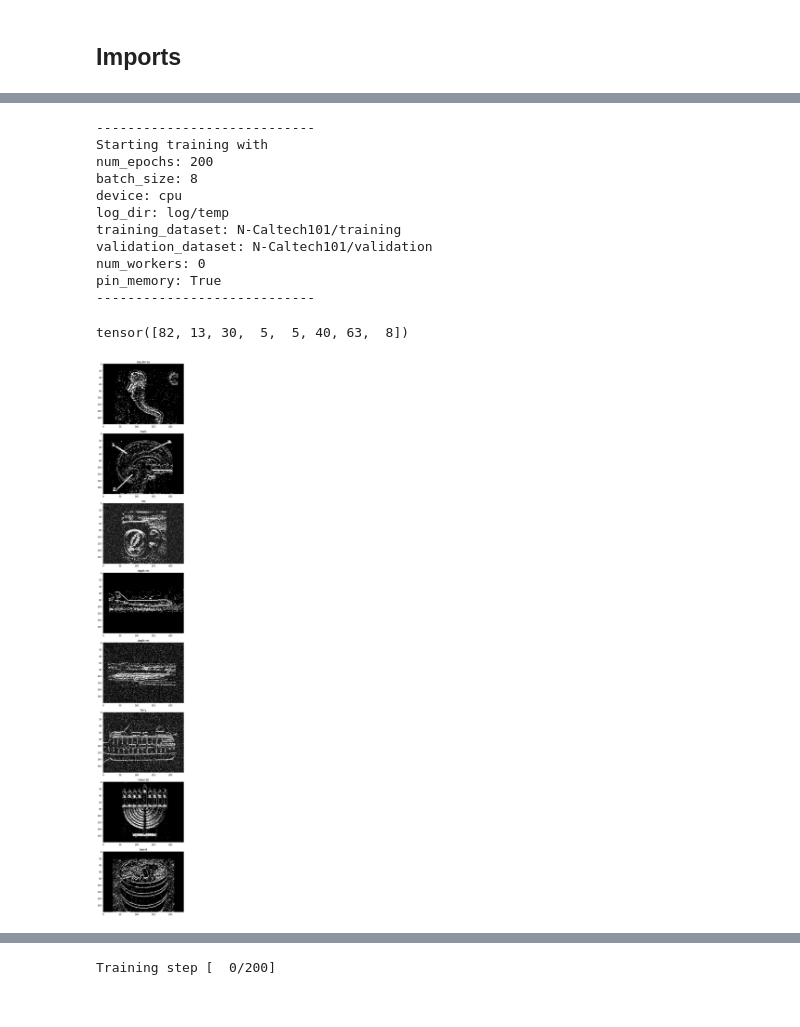
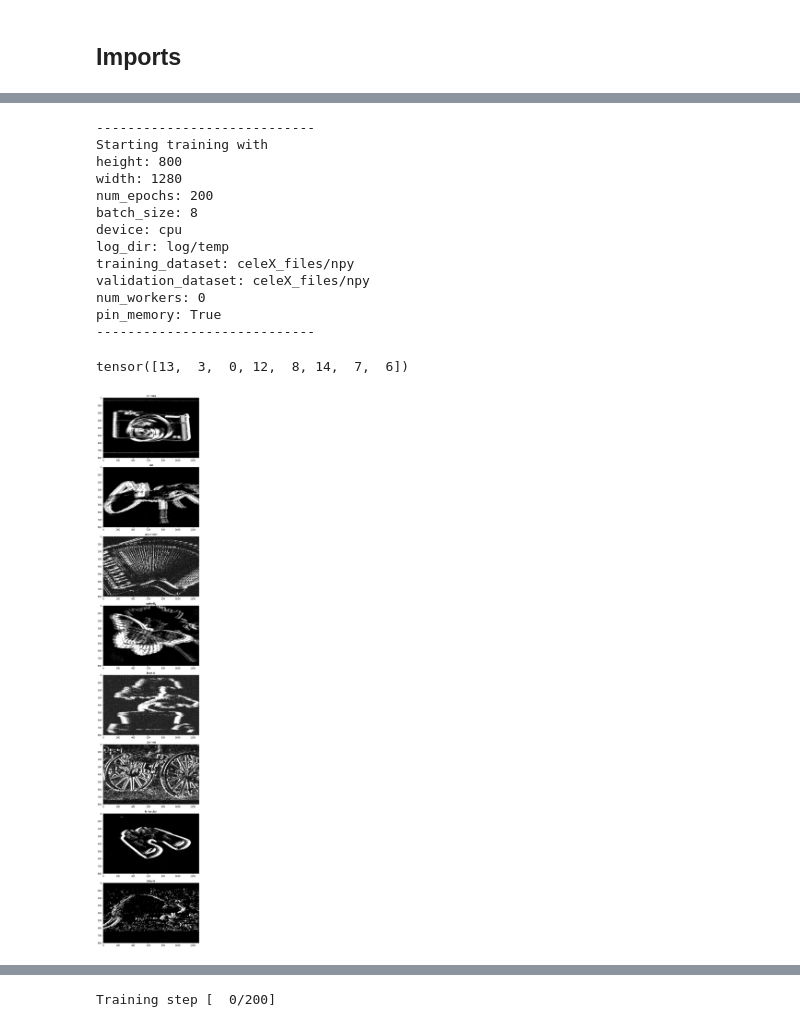
Before and after one commit to uzh-rpg/rpg_event_representation_learning, a Jupyter notebook: main.ipynb, the cells around one changed output, grey strips where cells are left out. Saved outputs shown, nothing was run; the diff lists cells and outputs as text; code cells hidden in the pictures.

Commit message:
Correct the CeleX bin to npy problem, add median filter to preprocessing

```diff
--- a/main.ipynb
+++ b/main.ipynb
@@ -40,10 +40,14 @@ Seed: 1586420262
 # %%
 class FLAGS:
-    validation_dataset = 'N-Caltech101/validation'
-    training_dataset = 'N-Caltech101/training'
+    # validation_dataset = 'N-Caltech101/validation'
+    validation_dataset = 'celeX_files/npy'
+    # training_dataset = 'N-Caltech101/training'
+    training_dataset = 'celeX_files/npy'
+    height = 800
+    width = 1280
     log_dir = 'log/temp'
     device = 'cuda'
-    num_workers = 0
+    num_workers = 4
     pin_memory = True
     batch_size = 8
     num_epochs = 200
@@ -52,6 +56,8 @@ class FLAGS:
         self.device = 'cuda' if torch.cuda.is_available() else 'cpu'
         print(f"----------------------------\n"
                   f"Starting training with \n"
+                  f"height: {self.height}\n"
+                  f"width: {self.width}\n"
                   f"num_epochs: {self.num_epochs}\n"
                   f"batch_size: {self.batch_size}\n"
                   f"device: {self.device}\n"
@@ -63,10 +69,11 @@ class FLAGS:
                   f"----------------------------")
 # %%
 flags = FLAGS()
+dim = (flags.height, flags.width)
 
 # datasets, add augmentation to training set
-training_dataset = NCaltech101(flags.training_dataset, augmentation=True)
-validation_dataset = NCaltech101(flags.validation_dataset)
+training_dataset = NCaltech101(flags.training_dataset, augmentation=True, resolution=dim)
+validation_dataset = NCaltech101(flags.validation_dataset, resolution=dim)
 
 datasetClasses = training_dataset.getClasses()
 
@@ -75,7 +82,7 @@ training_loader = Loader(training_dataset, flags, device=flags.device)
 validation_loader = Loader(validation_dataset, flags, device=flags.device)
 
 # model, and put to device
-model = Classifier(device=flags.device)
+model = Classifier(device=flags.device, dimension=dim)
 model = model.to(flags.device)
 
 # optimizer and lr scheduler
@@ -88,38 +95,42 @@ elif optimizerSelect == 'adam':
 # %% [output]
 ----------------------------
 Starting training with
+height: 800
+width: 1280
 num_epochs: 200
 batch_size: 8
 device: cpu
 log_dir: log/temp
-training_dataset: N-Caltech101/training
-validation_dataset: N-Caltech101/validation
+training_dataset: celeX_files/npy
+validation_dataset: celeX_files/npy
 num_workers: 0
 pin_memory: True
 ----------------------------
 # %%
 """ Visualization of training set """
-itr = iter(training_loader)
+itr = iter(validation_loader)
 events, labels = next(itr)
 model.setMode(0)
 preprocessed = model.quantization_layer.forward(events)
+preprocessed = model.crop_and_resize_to_resolution(preprocessed, dim)
+preprocessed = model.medianFilter(preprocessed)
 preprocessed = preprocessed.cpu().numpy()
 
 print(labels)
 
 fig = plt.figure(figsize=(18, 36))
 ax = []
 rows = 8
 columns = 1
 for i in range(rows * columns):
     ax.append( fig.add_subplot(rows, columns, i+1))
     ax[-1].set_title( datasetClasses[ labels[i].item()])
     plt.imshow(preprocessed[i][0], cmap='gray', vmin=0, vmax=1)
 plt.tight_layout()
 plt.show()
 # %% [output]
-tensor([82, 13, 30,  5,  5, 40, 63,  8])
+tensor([13,  3,  0, 12,  8, 14,  7,  6])
-[figure, old version]
+[figure, new version]
 # %%
 """ Visualization of validation set """
 itr = iter(validation_loader)
```
Also changed, not shown: parts of 2 cells of this notebook, 6 other files.
